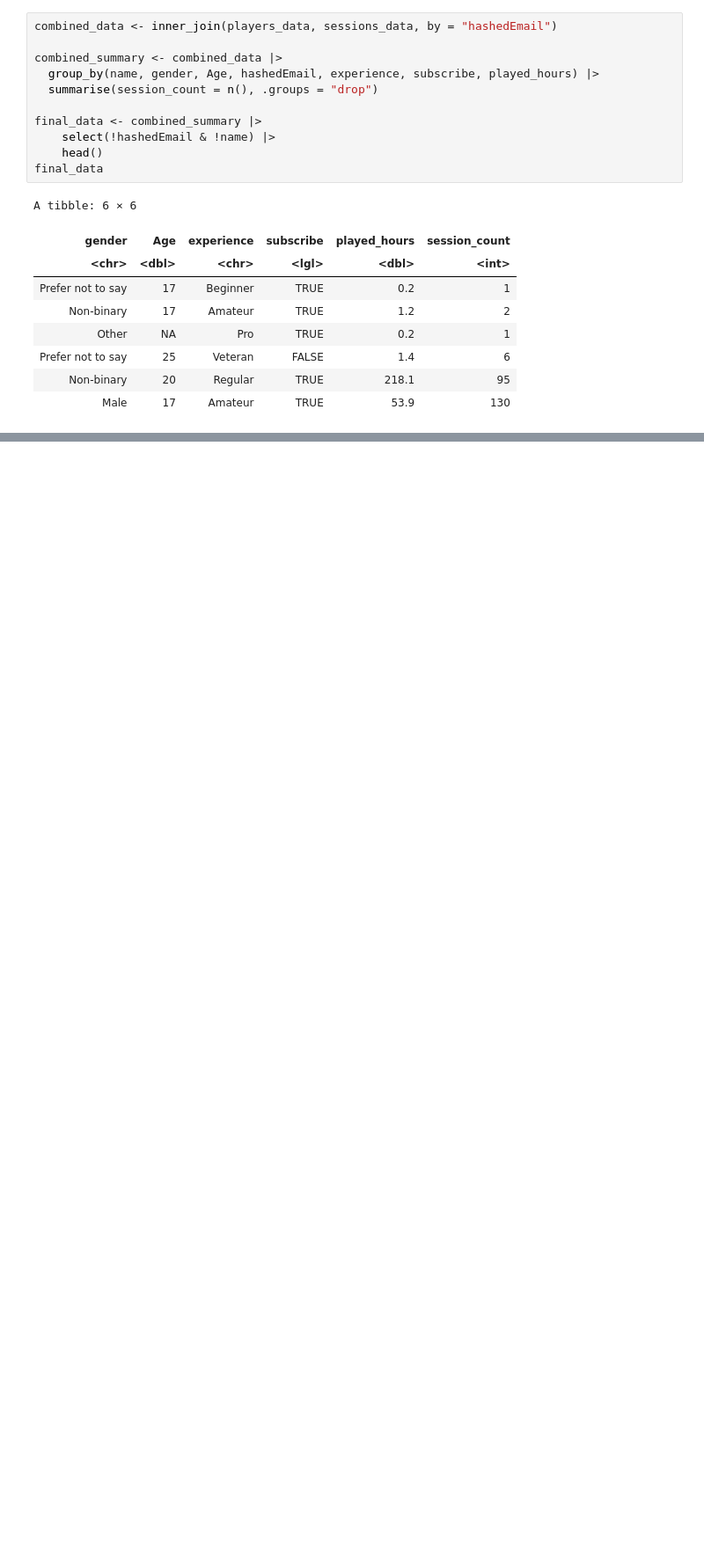
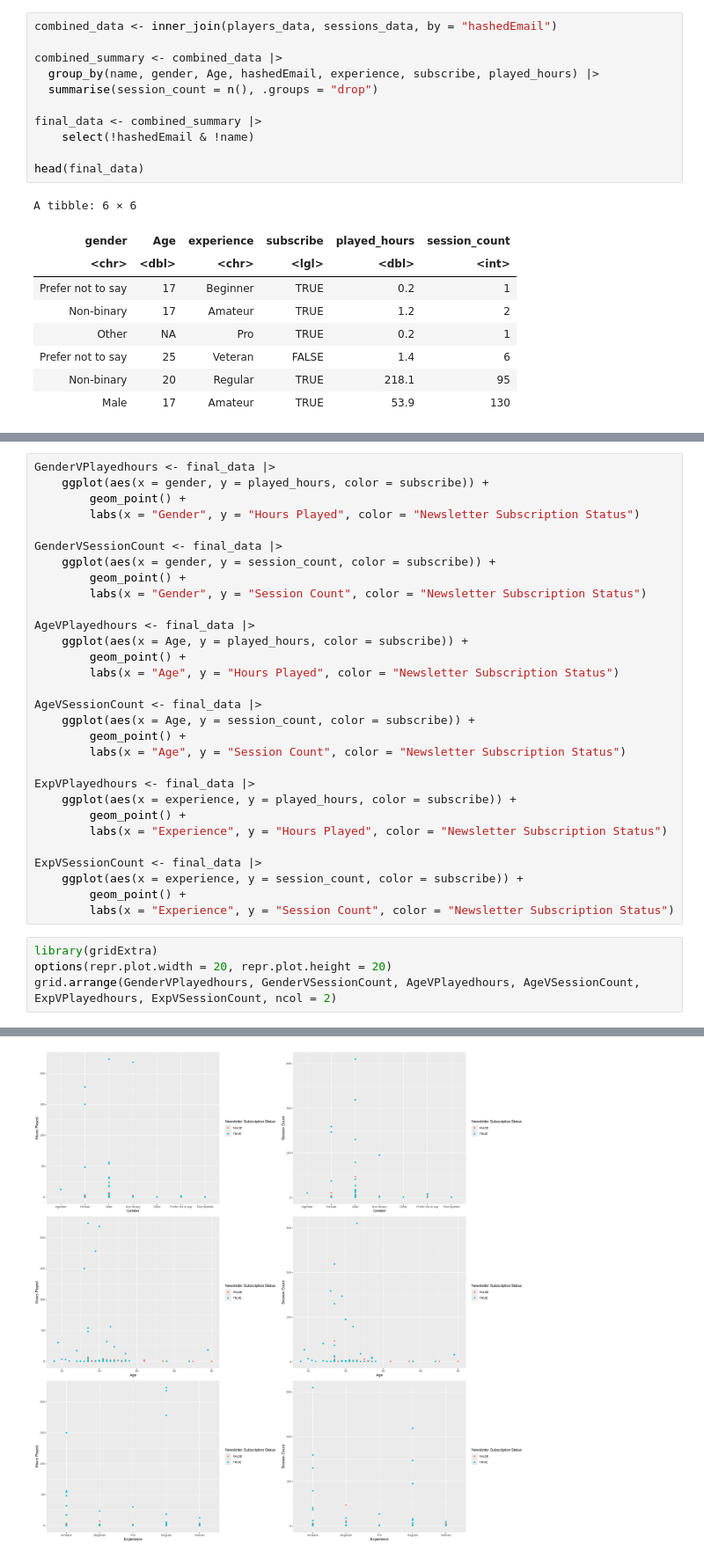
Before and after one commit to ISUBC/dsci100_project, a Jupyter notebook: project_report.ipynb, the cells around one changed output, grey strips where cells are left out. Shown at 88% size. Cells and saved outputs as stored; diff of their text form; blank space fills up the shorter version.

Commit message:
Rough Viz and K Predict
Some Rough Visualizations (not done) with some rough code for predicting a K value.

```diff
--- a/project_report.ipynb
+++ b/project_report.ipynb
@@ -80,9 +102,9 @@ combined_summary <- combined_data |>
   summarise(session_count = n(), .groups = "drop")
 
 final_data <- combined_summary |>
-    select(!hashedEmail & !name) |>
-    head()
-final_data
+    select(!hashedEmail & !name)
+
+head(final_data)
 # %% [output]
 A tibble: 6 × 6
 | gender | Age | experience | subscribe | played_hours | session_count |
@@ -103,3 +125,38 @@ This data is now mcuh more clean to work with, making it ready for further analy
 * Age VS Session Count (With Subscription Status)
 * Experience VS Played Hours (With Subscription Status)
 * Experience VS Session Count (With Subscription Status)
+# %%
+GenderVPlayedhours <- final_data |>
+    ggplot(aes(x = gender, y = played_hours, color = subscribe)) +
+        geom_point() +
+        labs(x = "Gender", y = "Hours Played", color = "Newsletter Subscription Status")
+
+GenderVSessionCount <- final_data |>
+    ggplot(aes(x = gender, y = session_count, color = subscribe)) +
+        geom_point() +
+        labs(x = "Gender", y = "Session Count", color = "Newsletter Subscription Status")
+
+AgeVPlayedhours <- final_data |>
+    ggplot(aes(x = Age, y = played_hours, color = subscribe)) +
+        geom_point() +
+        labs(x = "Age", y = "Hours Played", color = "Newsletter Subscription Status")
+
+AgeVSessionCount <- final_data |>
+    ggplot(aes(x = Age, y = session_count, color = subscribe)) +
+        geom_point() +
+        labs(x = "Age", y = "Session Count", color = "Newsletter Subscription Status")
+
+ExpVPlayedhours <- final_data |>
+    ggplot(aes(x = experience, y = played_hours, color = subscribe)) +
+        geom_point() +
+        labs(x = "Experience", y = "Hours Played", color = "Newsletter Subscription Status")
+
+ExpVSessionCount <- final_data |>
+    ggplot(aes(x = experience, y = session_count, color = subscribe)) +
+        geom_point() +
+        labs(x = "Experience", y = "Session Count", color = "Newsletter Subscription Status")
+# %%
+library(gridExtra)
+options(repr.plot.width = 20, repr.plot.height = 20)
+grid.arrange(GenderVPlayedhours, GenderVSessionCount, AgeVPlayedhours, AgeVSessionCount, ExpVPlayedhours, ExpVSessionCount, ncol = 2)
+# %% [output]
@@ -105,0 +177 @@ This data is now mcuh more clean to work with, making it ready for further analy
+[figure, added]
```
Also changed, not shown: parts of 5 cells of this notebook.
